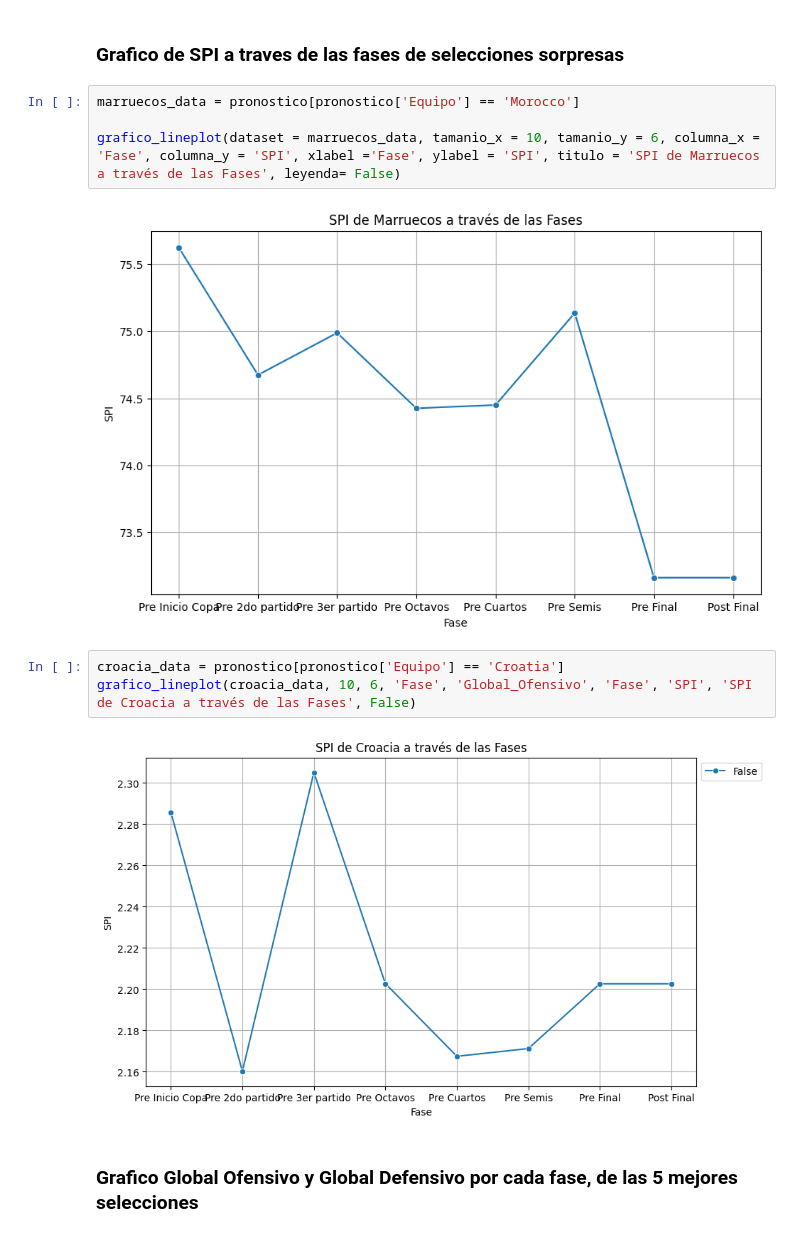
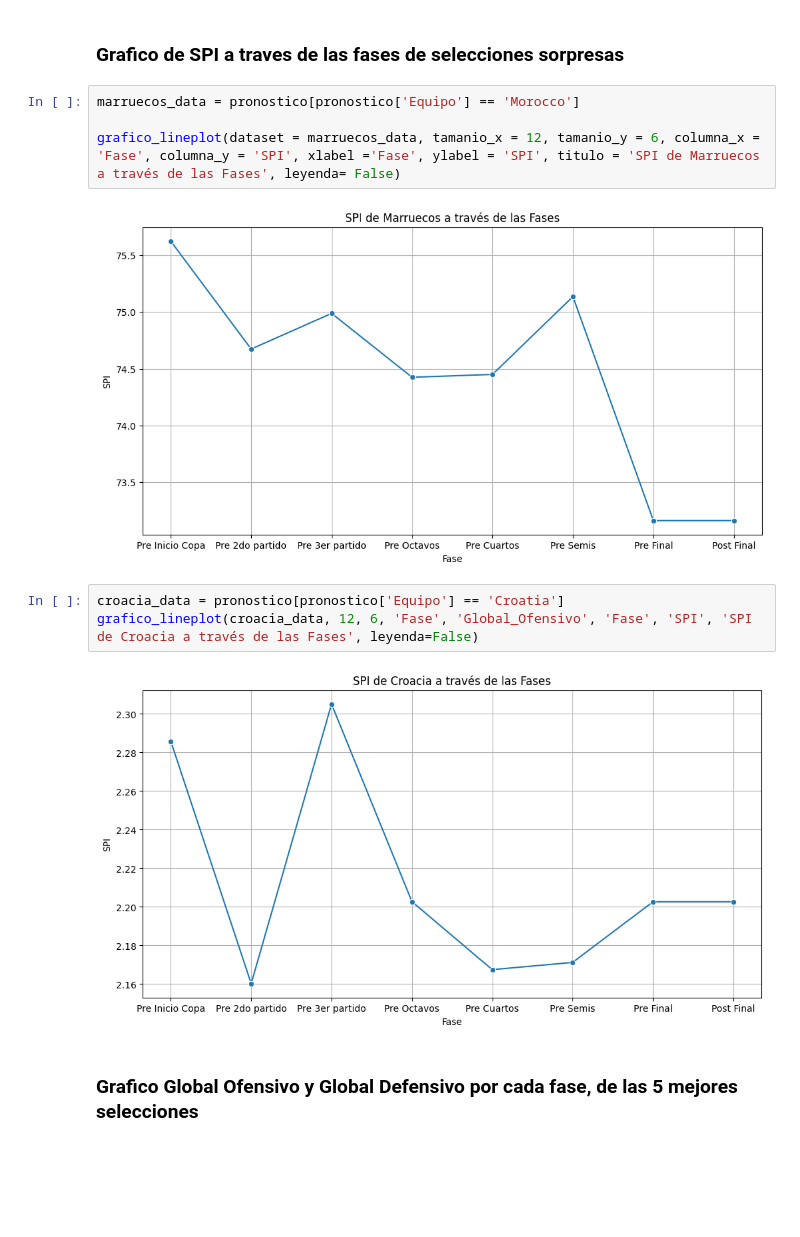
Before and after one commit to valenrosito/TP-Fundamentos_Ciencia_de_Datos, a Jupyter notebook: src/TP.ipynb, the cells around one changed output. Cells and saved outputs as stored; diff of their text form; blank space fills up the shorter version.

```diff
--- a/src/TP.ipynb
+++ b/src/TP.ipynb
@@ -377,14 +450,14 @@ grafico_lineplot(equipos_data, 10, 5, 'Fase', 'SPI', 'Fase', 'SPI', 'SPI de Equi
 # %%
 marruecos_data = pronostico[pronostico['Equipo'] == 'Morocco']
 
-grafico_lineplot(dataset = marruecos_data, tamanio_x = 10, tamanio_y = 6, columna_x = 'Fase', columna_y = 'SPI', xlabel ='Fase', ylabel = 'SPI', titulo = 'SPI de Marruecos a través de las Fases', leyenda= False)
+grafico_lineplot(dataset = marruecos_data, tamanio_x = 12, tamanio_y = 6, columna_x = 'Fase', columna_y = 'SPI', xlabel ='Fase', ylabel = 'SPI', titulo = 'SPI de Marruecos a través de las Fases', leyenda= False)
 # %% [output]
-[figure, old version]
+[figure, new version]
 # %%
 croacia_data = pronostico[pronostico['Equipo'] == 'Croatia']
-grafico_lineplot(croacia_data, 10, 6, 'Fase', 'Global_Ofensivo', 'Fase', 'SPI', 'SPI de Croacia a través de las Fases', False)
+grafico_lineplot(croacia_data, 12, 6, 'Fase', 'Global_Ofensivo', 'Fase', 'SPI', 'SPI de Croacia a través de las Fases', leyenda=False)
 # %% [output]
-[figure, old version]
+[figure, new version]
 # %% [markdown]
 ### Grafico Global Ofensivo y Global Defensivo por cada fase, de las 5 mejores selecciones
 # %%
```
Also changed, not shown: parts of 1 cell of this notebook.
